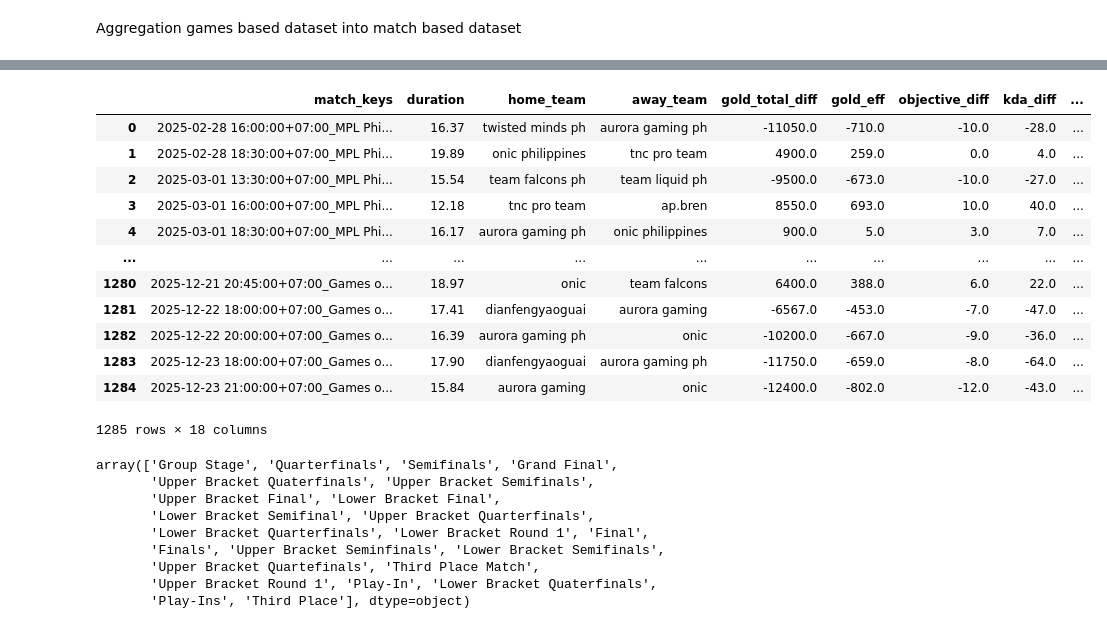
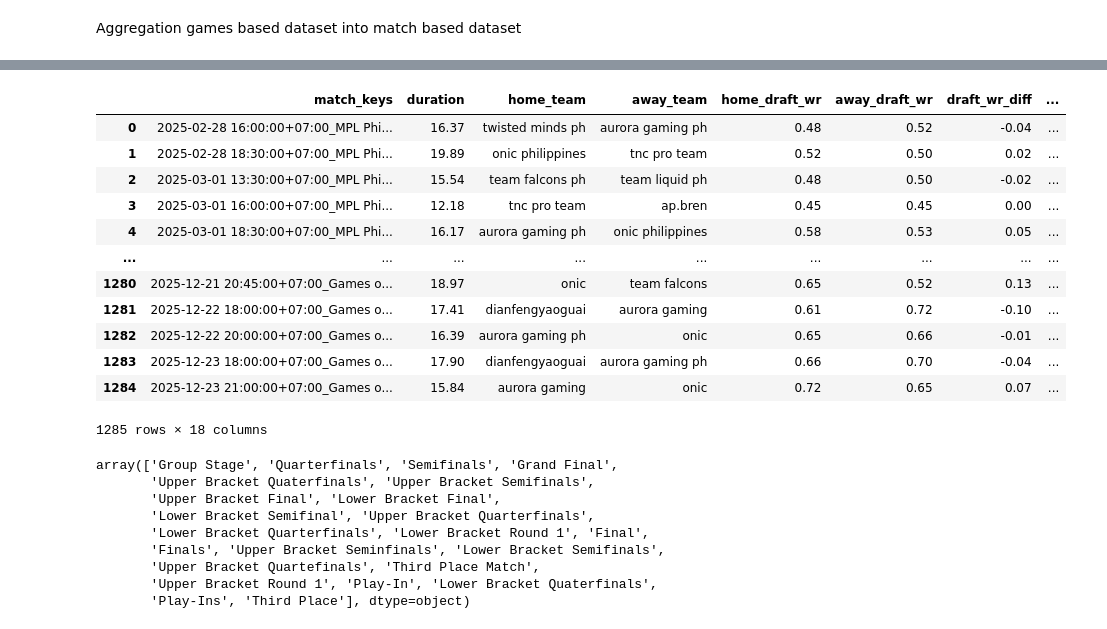
Before and after one commit to imkhlst/End-to-End-MLOps-MWorld-Champions, a Jupyter notebook: notebooks/model_experiments.ipynb, the cells around one changed output, grey strips where cells are left out. Saved outputs shown, nothing was run; the diff lists cells and outputs as text; code cells hidden in the pictures.

```diff
--- a/notebooks/model_experiments.ipynb
+++ b/notebooks/model_experiments.ipynb
@@ -33,7 +34,7 @@ df_matches.head(10)
 | 8 | 2025-03-07 16:00:00+07:00_MPL Phi... | 2025-03-07 16:00:00+07:00 | A-Tier_Tournaments | MPL Philippines Season 15 | Regular Season | Group Stage | team falcons ph | onic philippines | ... |
 | 9 | 2025-03-07 18:15:00+07:00_MPL Ind... | 2025-03-07 18:15:00+07:00 | A-Tier_Tournaments | MPL Indonesia Season 15 | Regular Season | Group Stage | evos | team liquid id | ... |
 # %%
-df_games = pd.read_csv(r"E:\End-to-End-MLOps-MWorld-Champions\data\interim\games.csv")
+df_games = pd.read_csv(r"E:\End-to-End-ML-MWorld-Champions\data\interim\games.csv")
 df_games.head(10)
 # %% [output]
 |  | date | match_keys | game_keys | tier_name | tournament_name | stage_name | bracket_name | game_num | ... |
@@ -109,13 +231,17 @@ df_games["kda_diff"] = diff_score(
     kda_score(df_games["home_kills"], df_games["home_assists"], df_games["home_deaths"]),
     kda_score(df_games["away_kills"], df_games["away_assists"], df_games["away_deaths"])
 )
-df_games["early_gold_diff"] = diff_score(df_games["home_gold_10mnt"], df_games["home_gold_5mnt"])
-df_games["mid_gold_diff"] = diff_score(df_games["home_gold_15mnt"], df_games["home_gold_10mnt"])
-df_games["late_gold_diff"] = diff_score(df_games["home_gold_20mnt"], df_games["home_gold_15mnt"])
-df_games["home_is_comeback"] = (((df_games["early_gold_diff"] < 0) | (df_games["mid_gold_diff"] < 0) | (df_games["early_gold_diff"] < 0)) & (df_games["home_score"] == 1)).astype(int)
-df_games["home_behind_any_phase"] = ((df_games["early_gold_diff"] < 0) | (df_games["mid_gold_diff"] < 0) | (df_games["late_gold_diff"] < 0)).astype(int)
-df_games["away_is_comeback"] = (((-(df_games["early_gold_diff"]) < 0) | (-(df_games["mid_gold_diff"]) < 0) | (-(df_games["early_gold_diff"]) < 0)) & (df_games["away_score"] == 1)).astype(int)
-df_games["away_behind_any_phase"] = ((-(df_games["early_gold_diff"]) < 0) | (-(df_games["mid_gold_diff"]) < 0) | (-(df_games["late_gold_diff"]) < 0)).astype(int)
+df_games["early_gold_diff"] = df_games["home_gold_5mnt"]
+df_games["is_mid_game"] = (df_games["duration"] >= 10.0).astype(int)
+df_games["mid_gold_diff"] = diff_score(df_games["home_gold_10mnt"], df_games["home_gold_5mnt"])
+df_games["is_late_game"] = (df_games["duration"] >= 15.0).astype(int)
+df_games["late_gold_diff"] = diff_score(df_games["home_gold_15mnt"], df_games["home_gold_10mnt"])
+df_games["is_very_late_game"] = (df_games["duration"] >= 20.0).astype(int)
+df_games["very_late_gold_diff"] = diff_score(df_games["home_gold_20mnt"], df_games["home_gold_15mnt"])
+# df_games["home_is_comeback"] = (((df_games["early_gold_diff"] < 0) | (df_games["mid_gold_diff"] < 0) | (df_games["early_gold_diff"] < 0)) & (df_games["home_score"] == 1)).astype(int)
+# df_games["home_behind_any_phase"] = ((df_games["early_gold_diff"] < 0) | (df_games["mid_gold_diff"] < 0) | (df_games["late_gold_diff"] < 0)).astype(int)
+# df_games["away_is_comeback"] = (((-(df_games["early_gold_diff"]) < 0) | (-(df_games["mid_gold_diff"]) < 0) | (-(df_games["early_gold_diff"]) < 0)) & (df_games["away_score"] == 1)).astype(int)
+# df_games["away_behind_any_phase"] = ((-(df_games["early_gold_diff"]) < 0) | (-(df_games["mid_gold_diff"]) < 0) | (-(df_games["late_gold_diff"]) < 0)).astype(int)
 df_games = df_games.drop(columns=df_games.columns[20:44])
 df_games = df_games.drop(columns=["home_status", "away_status"])
 # %%
@@ -138,39 +284,46 @@ Aggregation games based dataset into match based dataset
 # %%
 match_stat_avg = df_games.groupby(["match_keys"]).agg(
     duration=("duration", "mean"),
     home_team=("home_team", "first"),
     away_team=("away_team", "first"),
+    home_draft_wr=("home_draft_wr", "mean"),
+    away_draft_wr=("away_draft_wr", "mean"),
+    draft_wr_diff=("draft_wr_diff", "mean"),
     gold_total_diff=("gold_total_diff", "mean"),
     gold_eff=("gold_eff", "mean"),
     objective_diff=("objective_diff", "mean"),
     kda_diff=("kda_diff", "mean"),
     early_gold_diff=("early_gold_diff", "mean"),
+    is_mid_game=("is_mid_game", "mean"),
     mid_gold_diff=("mid_gold_diff", "mean"),
+    is_late_game=("is_late_game", "mean"),
     late_gold_diff=("late_gold_diff", "mean"),
-    home_is_comeback=("home_is_comeback", "sum"),
-    home_behind_any_phase=("home_behind_any_phase", "sum"),
-    away_is_comeback=("away_is_comeback", "sum"),
-    away_behind_any_phase=("away_behind_any_phase", "sum")
+    is_very_late_game=("is_very_late_game", "mean"),
+    very_late_gold_diff=("very_late_gold_diff", "mean")
+    # home_is_comeback=("home_is_comeback", "sum"),
+    # home_behind_any_phase=("home_behind_any_phase", "sum"),
+    # away_is_comeback=("away_is_comeback", "sum"),
+    # away_behind_any_phase=("away_behind_any_phase", "sum")
 ).reset_index()
-match_stat_avg["home_comeback_rate"] = (match_stat_avg["home_is_comeback"] / match_stat_avg["home_behind_any_phase"]).fillna(0).round(2)
-match_stat_avg["away_comeback_rate"] = (match_stat_avg["away_is_comeback"] / match_stat_avg["away_behind_any_phase"]).fillna(0).round(2)
-match_stat_avg["comeback_rate_diff"] = diff_score(match_stat_avg["home_comeback_rate"], match_stat_avg["away_comeback_rate"])
-match_stat_avg[["gold_total_diff", "gold_eff", "objective_diff", "kda_diff", "early_gold_diff", "mid_gold_diff", "late_gold_diff"]] = match_stat_avg[["gold_total_diff", "gold_eff", "objective_diff", "kda_diff", "early_gold_diff", "mid_gold_diff", "late_gold_diff"]].round()
+# match_stat_avg["home_comeback_rate"] = (match_stat_avg["home_is_comeback"] / match_stat_avg["home_behind_any_phase"]).fillna(0).round(2)
+# match_stat_avg["away_comeback_rate"] = (match_stat_avg["away_is_comeback"] / match_stat_avg["away_behind_any_phase"]).fillna(0).round(2)
+# match_stat_avg["comeback_rate_diff"] = diff_score(match_stat_avg["home_comeback_rate"], match_stat_avg["away_comeback_rate"])
+match_stat_avg[["home_draft_wr", "away_draft_wr", "draft_wr_diff", "gold_total_diff", "gold_eff", "objective_diff", "kda_diff", "early_gold_diff", "is_mid_game", "mid_gold_diff", "is_late_game", "late_gold_diff", "is_very_late_game", "very_late_gold_diff"]] = match_stat_avg[["home_draft_wr", "away_draft_wr", "draft_wr_diff", "gold_total_diff", "gold_eff", "objective_diff", "kda_diff", "early_gold_diff", "is_mid_game", "mid_gold_diff", "is_late_game", "late_gold_diff", "is_very_late_game", "very_late_gold_diff"]].round(2)
 match_stat_avg["duration"] = match_stat_avg["duration"].round(2)
 match_stat_avg
 # %% [output]
-|  | match_keys | duration | home_team | away_team | gold_total_diff | gold_eff | objective_diff | kda_diff | ... |
-| 0 | 2025-02-28 16:00:00+07:00_MPL Phi... | 16.37 | twisted minds ph | aurora gaming ph | -11050.0 | -710.0 | -10.0 | -28.0 | ... |
-| 1 | 2025-02-28 18:30:00+07:00_MPL Phi... | 19.89 | onic philippines | tnc pro team | 4900.0 | 259.0 | 0.0 | 4.0 | ... |
-| 2 | 2025-03-01 13:30:00+07:00_MPL Phi... | 15.54 | team falcons ph | team liquid ph | -9500.0 | -673.0 | -10.0 | -27.0 | ... |
-| 3 | 2025-03-01 16:00:00+07:00_MPL Phi... | 12.18 | tnc pro team | ap.bren | 8550.0 | 693.0 | 10.0 | 40.0 | ... |
-| 4 | 2025-03-01 18:30:00+07:00_MPL Phi... | 16.17 | aurora gaming ph | onic philippines | 900.0 | 5.0 | 3.0 | 7.0 | ... |
-| ... | ... | ... | ... | ... | ... | ... | ... | ... | ... |
-| 1280 | 2025-12-21 20:45:00+07:00_Games o... | 18.97 | onic | team falcons | 6400.0 | 388.0 | 6.0 | 22.0 | ... |
-| 1281 | 2025-12-22 18:00:00+07:00_Games o... | 17.41 | dianfengyaoguai | aurora gaming | -6567.0 | -453.0 | -7.0 | -47.0 | ... |
-| 1282 | 2025-12-22 20:00:00+07:00_Games o... | 16.39 | aurora gaming ph | onic | -10200.0 | -667.0 | -9.0 | -36.0 | ... |
-| 1283 | 2025-12-23 18:00:00+07:00_Games o... | 17.90 | dianfengyaoguai | aurora gaming ph | -11750.0 | -659.0 | -8.0 | -64.0 | ... |
-| 1284 | 2025-12-23 21:00:00+07:00_Games o... | 15.84 | aurora gaming | onic | -12400.0 | -802.0 | -12.0 | -43.0 | ... |
+|  | match_keys | duration | home_team | away_team | home_draft_wr | away_draft_wr | draft_wr_diff | ... |
+| 0 | 2025-02-28 16:00:00+07:00_MPL Phi... | 16.37 | twisted minds ph | aurora gaming ph | 0.48 | 0.52 | -0.04 | ... |
+| 1 | 2025-02-28 18:30:00+07:00_MPL Phi... | 19.89 | onic philippines | tnc pro team | 0.52 | 0.50 | 0.02 | ... |
+| 2 | 2025-03-01 13:30:00+07:00_MPL Phi... | 15.54 | team falcons ph | team liquid ph | 0.48 | 0.50 | -0.02 | ... |
+| 3 | 2025-03-01 16:00:00+07:00_MPL Phi... | 12.18 | tnc pro team | ap.bren | 0.45 | 0.45 | 0.00 | ... |
+| 4 | 2025-03-01 18:30:00+07:00_MPL Phi... | 16.17 | aurora gaming ph | onic philippines | 0.58 | 0.53 | 0.05 | ... |
+| ... | ... | ... | ... | ... | ... | ... | ... | ... |
+| 1280 | 2025-12-21 20:45:00+07:00_Games o... | 18.97 | onic | team falcons | 0.65 | 0.52 | 0.13 | ... |
+| 1281 | 2025-12-22 18:00:00+07:00_Games o... | 17.41 | dianfengyaoguai | aurora gaming | 0.61 | 0.72 | -0.10 | ... |
+| 1282 | 2025-12-22 20:00:00+07:00_Games o... | 16.39 | aurora gaming ph | onic | 0.65 | 0.66 | -0.01 | ... |
+| 1283 | 2025-12-23 18:00:00+07:00_Games o... | 17.90 | dianfengyaoguai | aurora gaming ph | 0.66 | 0.70 | -0.04 | ... |
+| 1284 | 2025-12-23 21:00:00+07:00_Games o... | 15.84 | aurora gaming | onic | 0.72 | 0.65 | 0.07 | ... |
 1285 rows × 18 columns
 # %%
 df_games["bracket_name"].unique()
```
Also changed, not shown: parts of 40 cells of this notebook, 1 other file.
